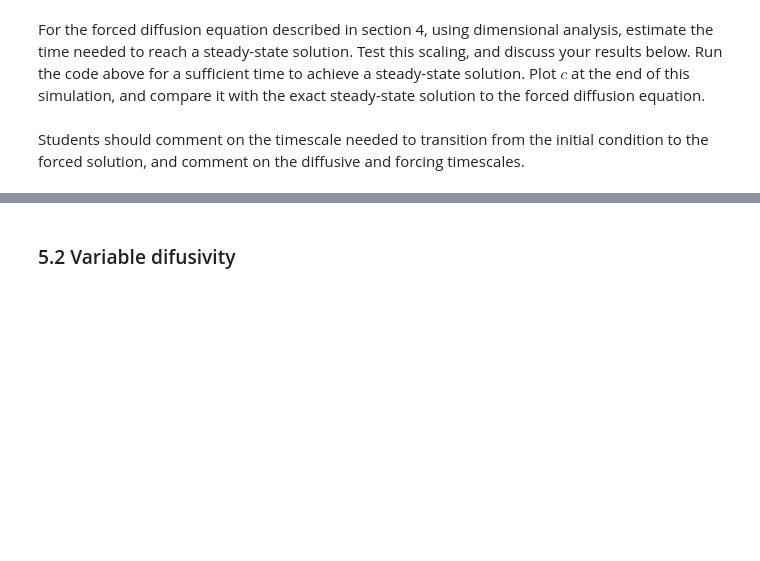
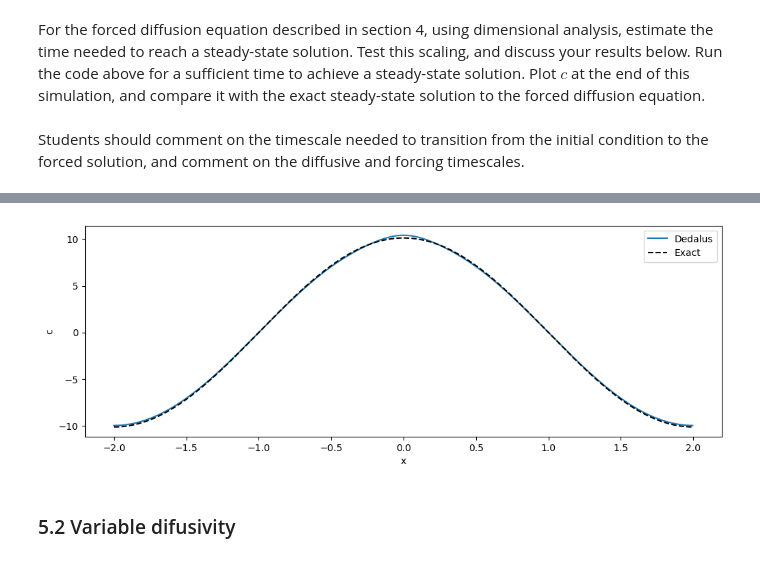
Before and after one commit to maxcharvey/QCES_LNM_projects, a Jupyter notebook: Project1_dedalus.ipynb, the cells around one changed output, grey strips where cells are left out. Saved outputs shown, nothing was run; the diff lists cells and outputs as text; code cells hidden in the pictures; blank space fills up the shorter version.

```diff
--- a/Project1_dedalus.ipynb
+++ b/Project1_dedalus.ipynb
@@ -335,3 +385,21 @@ Students should comment on the timescale needed to transition from the initial c
+# %%
+# Plotting of the dedalus vs exact solution
+
+fig, ax = plt.subplots(figsize=(12, 4))
+
+def exact_solution(x):
+    c_exact = 100 /(np.pi**2) * np.cos(np.pi*x/Lx)
+    return c_exact
+
+ax.plot(x, c['g'], label='Dedalus')
+ax.plot(x, exact_solution(x), 'k--', label='Exact')
+
+ax.legend()
+ax.set_xlabel('x')
+ax.set_ylabel('c')
+plt.show()
+# %% [output]
+[figure, added]
 # %% [markdown]
 ### 5.2 Variable difusivity
 # %% [markdown]
```
Also changed, not shown: parts of 20 cells of this notebook.
